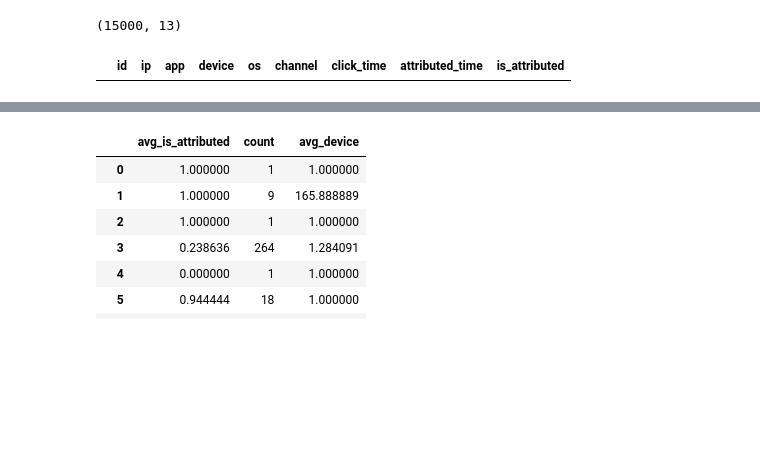
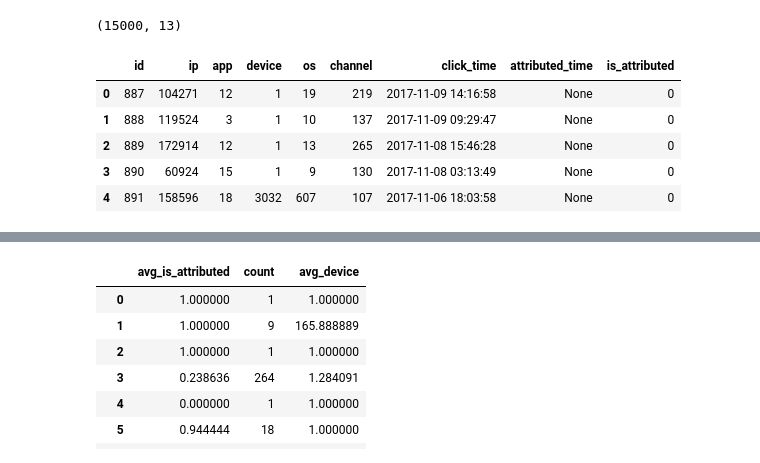
Before and after one commit to yichiang/Metis-Project-3-Kaggle-Competition, a Jupyter notebook: 3. Dump CSV.ipynb, the cells around one changed output, grey strips where cells are left out. Drawn from its saved outputs; the diff is of its cells as text; code cells hidden in the pictures; blank space fills up the shorter version.

```diff
--- a/3. Dump CSV.ipynb
+++ b/3. Dump CSV.ipynb
@@ -72,11 +72,16 @@ from sqlalchemy import create_engine
 import pandas as pd
 # %%
 # create your own connection, use '\list' in psql to find the name and owner of the database
-cnx = create_engine('HERE-')
+cnx = create_engine('postgresql://XXXXX')
 # %%
-pd.read_sql_query('''SELECT * FROM activity LIMIT 5''',cnx)
+pd.read_sql_query('''SELECT * FROM public.activity LIMIT 5''',cnx)
 # %% [output]
 |  | id | ip | app | device | os | channel | click_time | attributed_time | is_attributed |
+| 0 | 887 | 104271 | 12 | 1 | 19 | 219 | 2017-11-09 14:16:58 | None | 0 |
+| 1 | 888 | 119524 | 3 | 1 | 10 | 137 | 2017-11-09 09:29:47 | None | 0 |
+| 2 | 889 | 172914 | 12 | 1 | 13 | 265 | 2017-11-08 15:46:28 | None | 0 |
+| 3 | 890 | 60924 | 15 | 1 | 9 | 130 | 2017-11-08 03:13:49 | None | 0 |
+| 4 | 891 | 158596 | 18 | 3032 | 607 | 107 | 2017-11-06 18:03:58 | None | 0 |
 # %%
 df_sql = df_all.iloc[:,:8]
 # df_sql = df_sql.loc[:,['ip','app','device','os','channel', 'is_attributed']]
```
Also changed, not shown: parts of 4 cells of this notebook, 5 other files.
